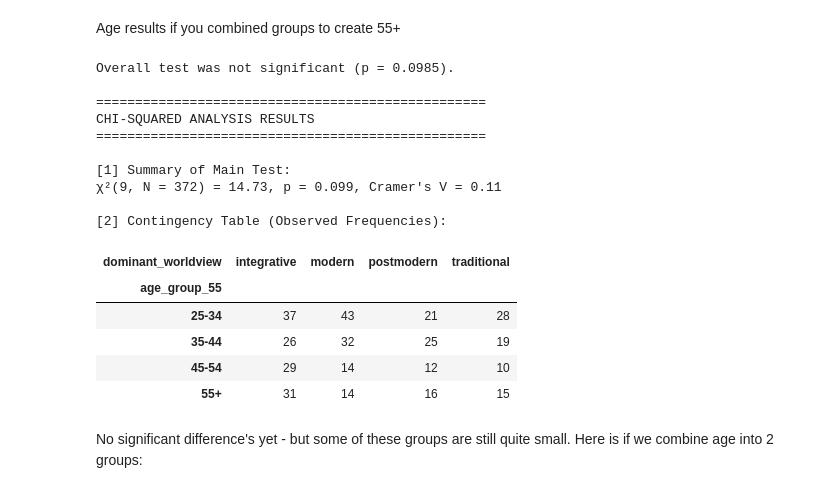
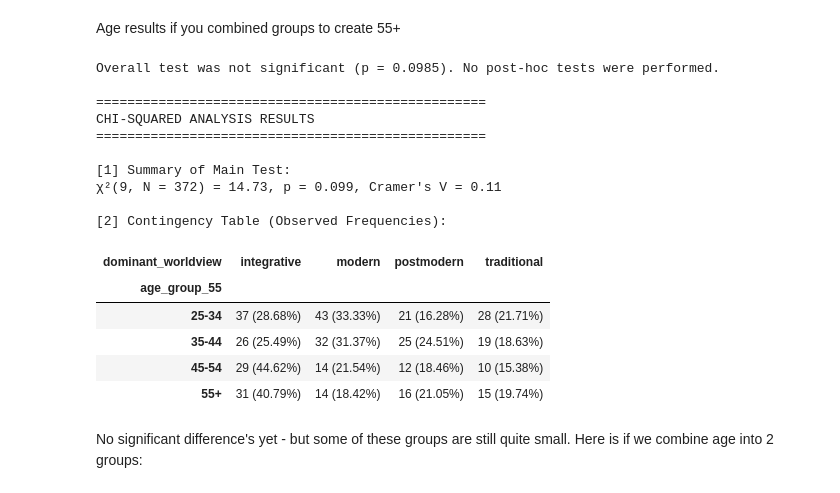
Before and after one commit to ReneeErnst/worldview-study, a Jupyter notebook: notebooks/analysis.ipynb, the cells around one changed output. Saved outputs shown, nothing was run; the diff lists cells and outputs as text; code cells hidden in the pictures.

```diff
--- a/notebooks/analysis.ipynb
+++ b/notebooks/analysis.ipynb
@@ -663,36 +671,40 @@ Age results if you combined groups to create 55+
 # %%
 analysis_results = analysis.run_chi2_analysis(
     df=df_worldview,
     x="age_group_55",
     y="dominant_worldview",
 )
 
 print("\n" + "=" * 50)
 print("CHI-SQUARED ANALYSIS RESULTS")
 print("=" * 50)
 
 print("\n[1] Summary of Main Test:")
 print(analysis_results["apa_summary"])
 
 print("\n[2] Contingency Table (Observed Frequencies):")
 display(analysis_results["contingency_table"])
+
+if analysis_results["posthoc_results"] is not None:
+    print("\n[3] Post-hoc Test Results (Pairwise Chi-squared with Bonferroni correction):")
+    display(analysis_results["posthoc_results"])
 # %% [output]
-Overall test was not significant (p = 0.0985).
+Overall test was not significant (p = 0.0985). No post-hoc tests were performed.
 
 ==================================================
 CHI-SQUARED ANALYSIS RESULTS
 ==================================================
 
 [1] Summary of Main Test:
 χ²(9, N = 372) = 14.73, p = 0.099, Cramer's V = 0.11
 
 [2] Contingency Table (Observed Frequencies):
 | dominant_worldview | integrative | modern | postmodern | traditional |
 | age_group_55 |  |  |  |  |
-| 25-34 | 37 | 43 | 21 | 28 |
-| 35-44 | 26 | 32 | 25 | 19 |
-| 45-54 | 29 | 14 | 12 | 10 |
-| 55+ | 31 | 14 | 16 | 15 |
+| 25-34 | 37 (28.68%) | 43 (33.33%) | 21 (16.28%) | 28 (21.71%) |
+| 35-44 | 26 (25.49%) | 32 (31.37%) | 25 (24.51%) | 19 (18.63%) |
+| 45-54 | 29 (44.62%) | 14 (21.54%) | 12 (18.46%) | 10 (15.38%) |
+| 55+ | 31 (40.79%) | 14 (18.42%) | 16 (21.05%) | 15 (19.74%) |
 # %% [markdown]
 No significant difference's yet - but some of these groups are still quite small. Here is if we combine age into 2 groups:
 # %%
```
Also changed, not shown: parts of 9 cells of this notebook, 1 other file.
